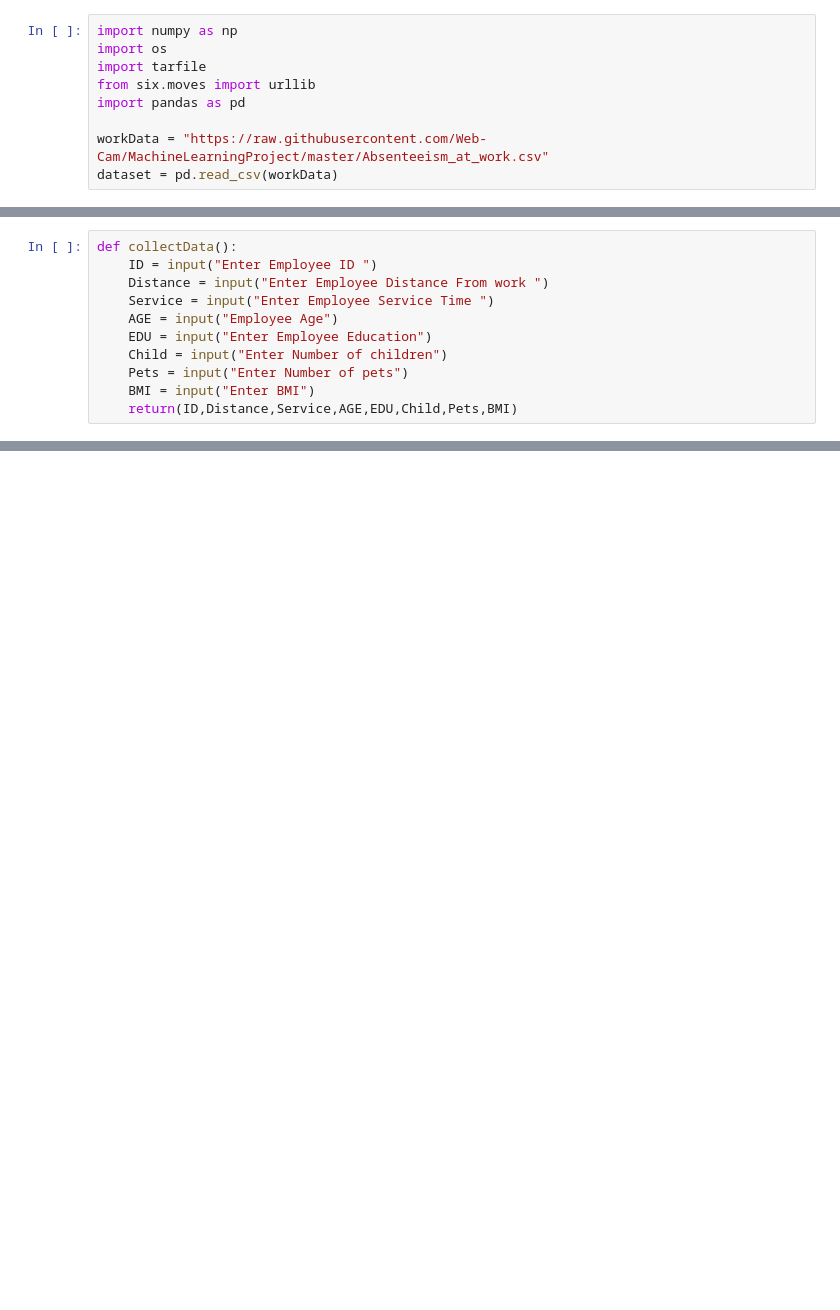
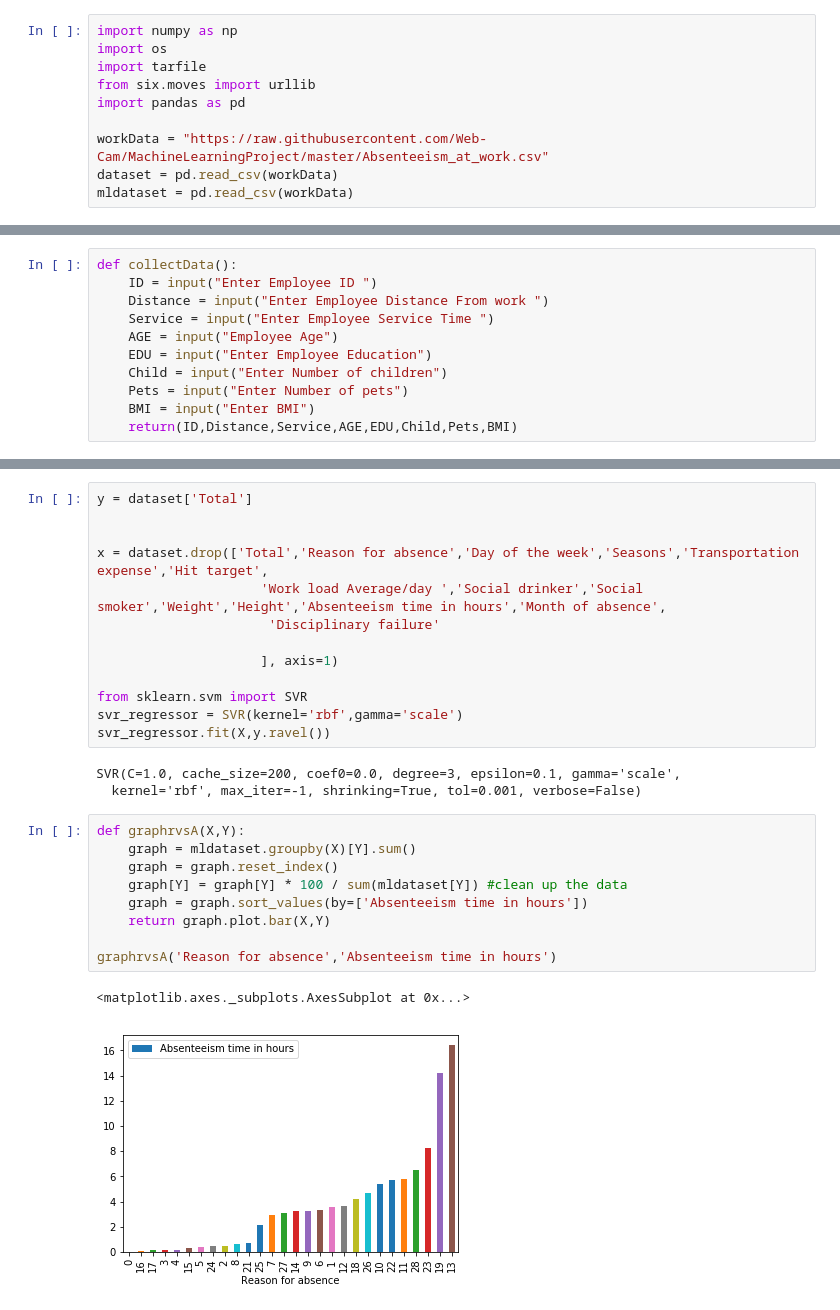
Before and after one commit to Yoisch/MachineLearningProject, a Jupyter notebook: AbsenteeismAtWork.ipynb, the cells around one changed output, grey strips where cells are left out. Drawn from its saved outputs; the diff is of its cells as text; blank space fills up the shorter version.

```diff
--- a/AbsenteeismAtWork.ipynb
+++ b/AbsenteeismAtWork.ipynb
@@ -7,6 +7,7 @@ import pandas as pd
 
 workData = "https://raw.githubusercontent.com/Web-Cam/MachineLearningProject/master/Absenteeism_at_work.csv"
 dataset = pd.read_csv(workData)
+mldataset = pd.read_csv(workData)
 # %%
 from sklearn import model_selection
 array = dataset.values
@@ -116,0 +168,28 @@ DAYS EXPECTED TO BE ABSENT: [76]
+# %%
+y = dataset['Total']
+
+
+x = dataset.drop(['Total','Reason for absence','Day of the week','Seasons','Transportation expense','Hit target',
+                     'Work load Average/day ','Social drinker','Social smoker','Weight','Height','Absenteeism time in hours','Month of absence',
+                      'Disciplinary failure'
+
+                     ], axis=1)
+
+from sklearn.svm import SVR
+svr_regressor = SVR(kernel='rbf',gamma='scale')
+svr_regressor.fit(X,y.ravel())
+# %% [output]
+SVR(C=1.0, cache_size=200, coef0=0.0, degree=3, epsilon=0.1, gamma='scale',
+  kernel='rbf', max_iter=-1, shrinking=True, tol=0.001, verbose=False)
+# %%
+def graphrvsA(X,Y):
+    graph = mldataset.groupby(X)[Y].sum()
+    graph = graph.reset_index()
+    graph[Y] = graph[Y] * 100 / sum(mldataset[Y]) #clean up the data
+    graph = graph.sort_values(by=['Absenteeism time in hours'])
+    return graph.plot.bar(X,Y)
+
+graphrvsA('Reason for absence','Absenteeism time in hours')
+# %% [output]
+<matplotlib.axes._subplots.AxesSubplot at 0x...>
+[figure, added]
```
Also changed, not shown: parts of 11 cells of this notebook.
